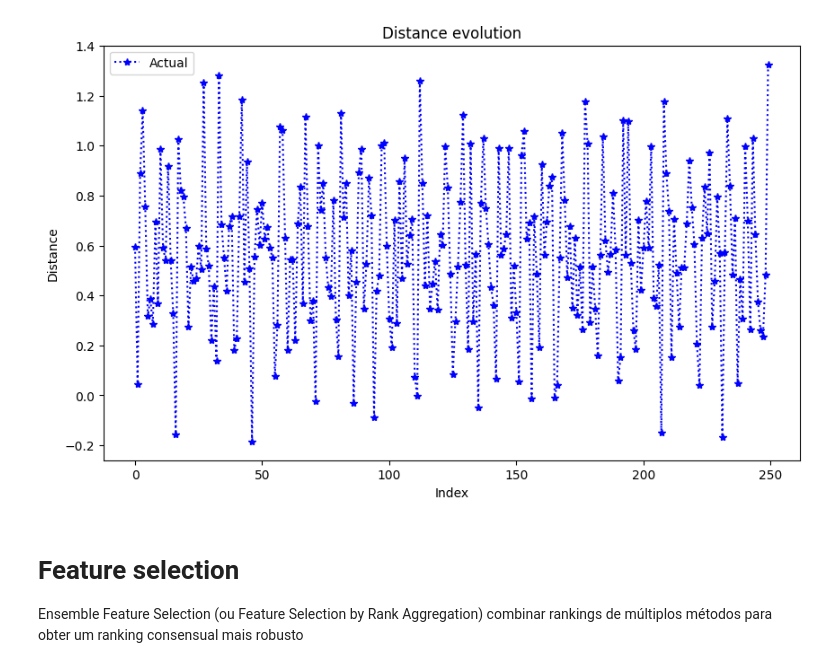
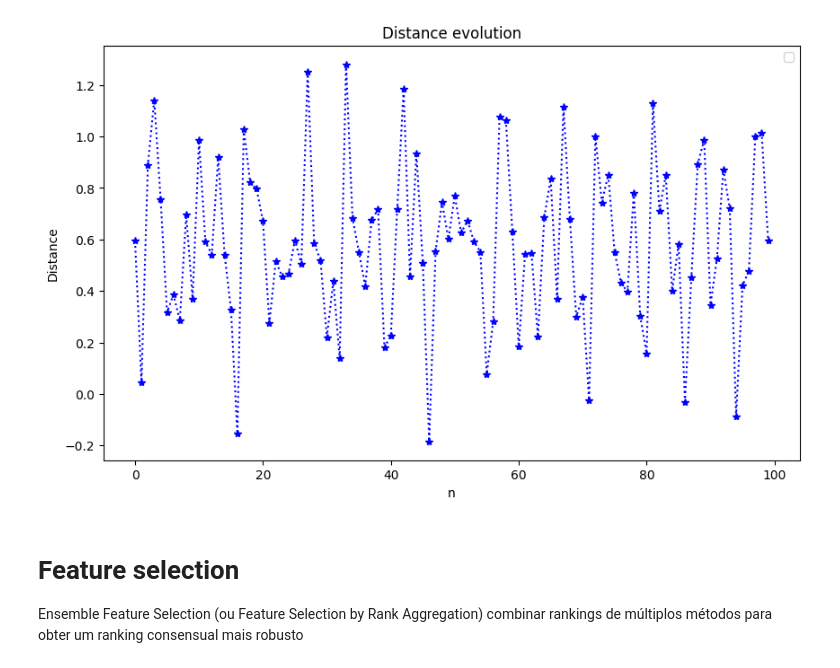
Before and after one commit to gddeazevedo/rgpe, a Jupyter notebook: notebooks/data_analysis.ipynb, the cells around one changed output. Cells and saved outputs as stored; diff of their text form; code cells hidden in the pictures.

```diff
--- a/notebooks/data_analysis.ipynb
+++ b/notebooks/data_analysis.ipynb
@@ -1,24 +1,24 @@
 # %%
 import pandas as pd
 import numpy as np
 import matplotlib.pyplot as plt
 
 
 dataset = pd.read_csv("../dataset/riemann_features.csv")
 
 X = dataset.drop(columns=["distance"]).to_numpy()
 y = dataset["distance"].to_numpy()
 
-limit = 250
+limit = 100
 plt.figure(figsize=(10, 6))
-plt.plot(range(len(y[:limit])), y[:limit], 'b:*', label='Actual')
-plt.xlabel('Index')
+plt.plot(range(len(y[:limit])), y[:limit], 'b:*')
+plt.xlabel('n')
 plt.ylabel('Distance')
 plt.title('Distance evolution')
 plt.legend()
 plt.show()
 # %% [output]
-[figure, old version]
+[figure, new version]
 # %% [markdown]
 # Feature selection
 
```
Also changed, not shown: 6 other files.
